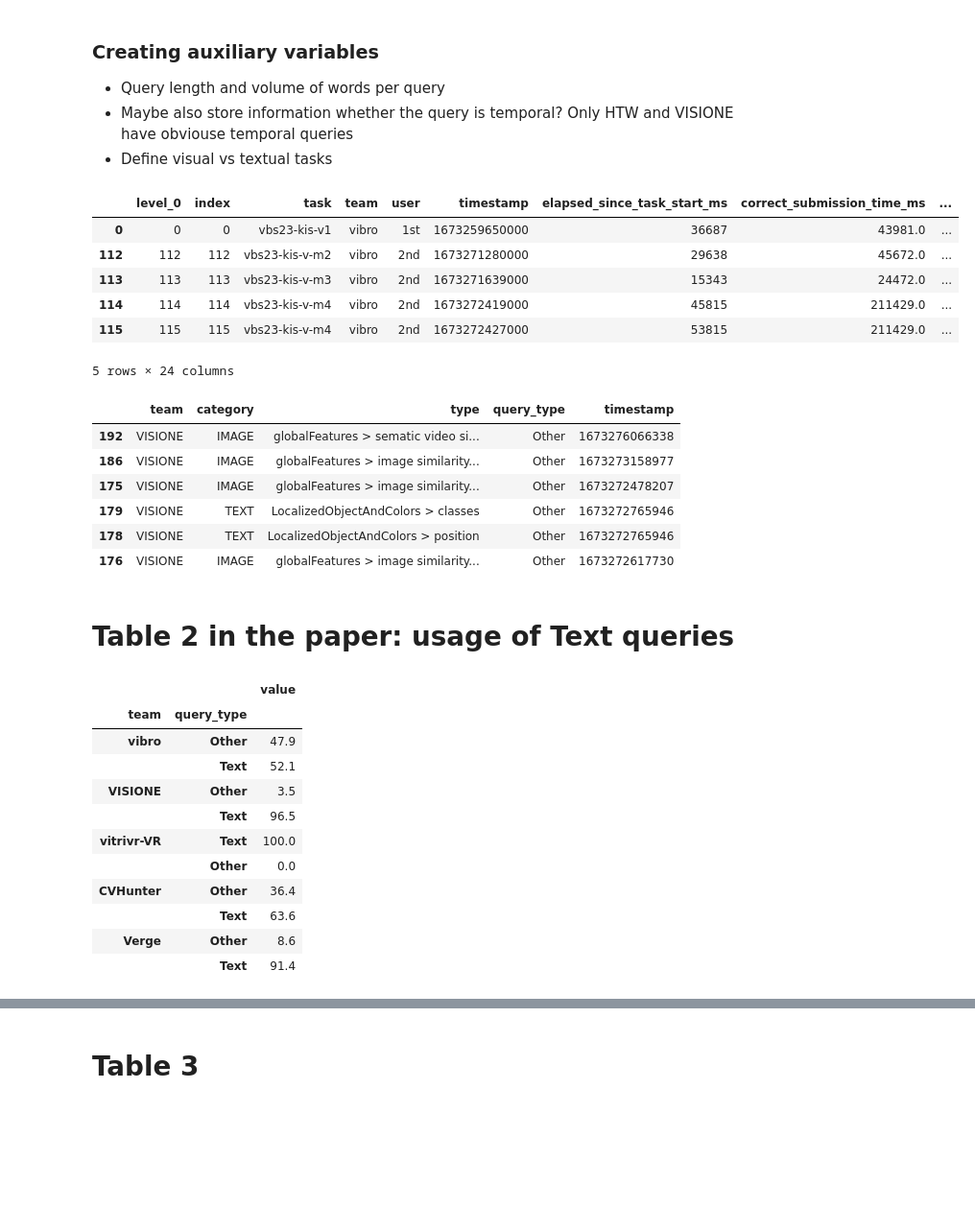
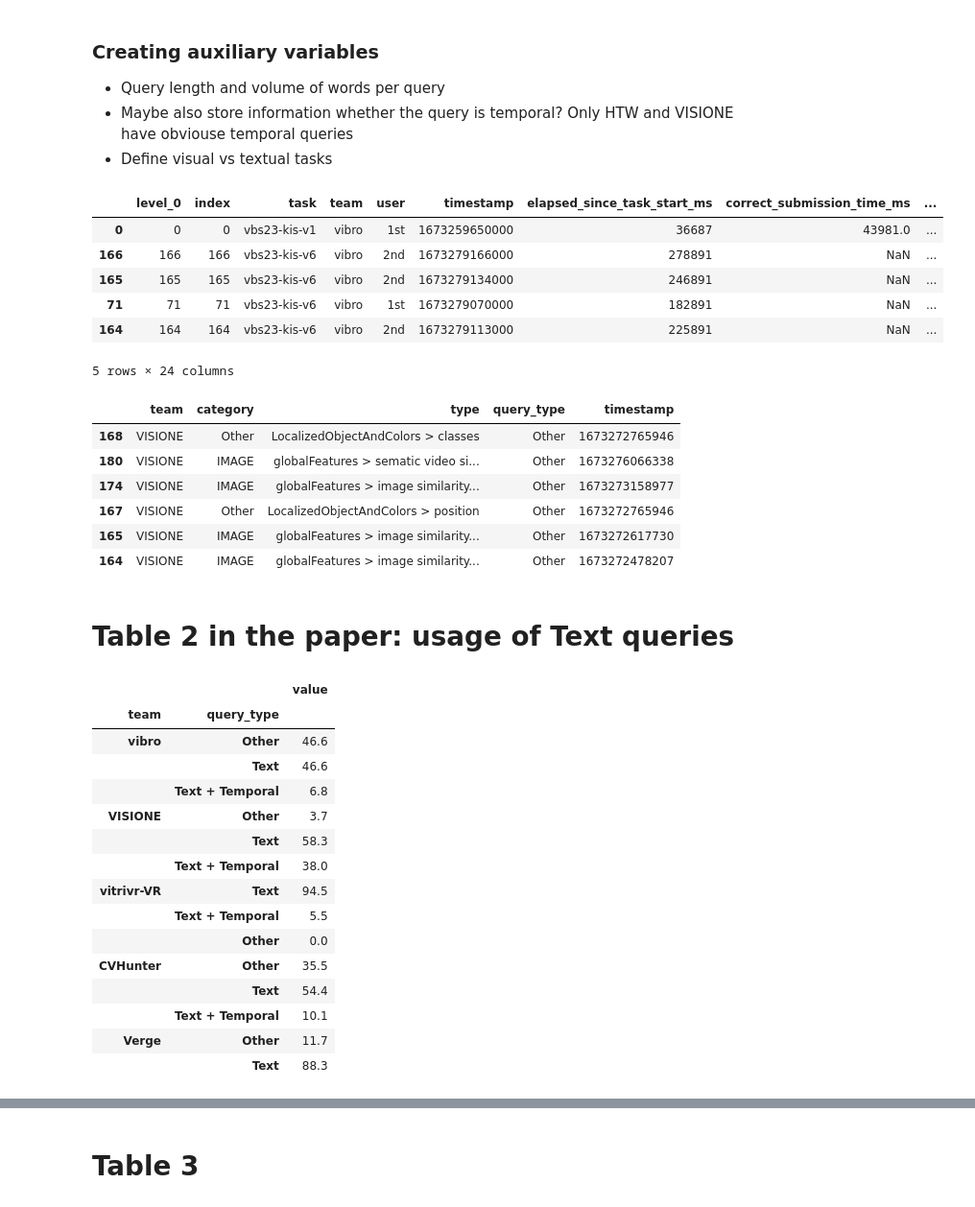
Before and after one commit to sauterl/VBS23-Post-Hoc-Analysis, a Jupyter notebook: src/python/notebooks/text_query_processing_2023.ipynb, the cells around one changed output, grey strips where cells are left out. Shown: that part at 96% size. Cells and saved outputs as stored; diff of their text form; code cells hidden in the pictures; blank space fills up the shorter version.

```diff
--- a/src/python/notebooks/text_query_processing_2023.ipynb
+++ b/src/python/notebooks/text_query_processing_2023.ipynb
@@ -5,7 +5,7 @@
 # %%
 import sys
 import os
-modules_path = os.getcwd() + '/..'
+modules_path = os.getcwd() + '/src/python'
 sys.path.insert(0, modules_path)
 
 # imports
@@ -46,37 +46,40 @@ dataset.shape
 # %%
 dataset["task_type"] = "visual"
 dataset.loc[dataset.task.str.contains("kis-t"),"task_type"] = "textual"
 
 dataset["query_type"] = "Other"
-dataset.loc[dataset.is_joint_embedding_text_query, "query_type"] = "Text"
+dataset.loc[(dataset.is_joint_embedding_text_query) &  ~(dataset.is_temporal_query), "query_type"] = "Text"
+dataset.loc[(dataset.is_joint_embedding_text_query) &  (dataset.is_temporal_query), "query_type"] = "Text + Temporal"
 
 dataset["QueryLen"] = -1
 dataset["QueryWords"] = -1
 
 dataset.loc[dataset["query_type"]=="Text","QueryLen"] = dataset.loc[dataset["query_type"]=="Text","value"].str.len()
 dataset.loc[dataset["query_type"]=="Text","QueryWords"] = dataset.loc[dataset["query_type"]=="Text","value"].str.split().str.len()
+dataset.loc[dataset["query_type"]=="Text + Temporal","QueryLen"] = dataset.loc[dataset["query_type"]=="Text + Temporal","value"].str.len()
+dataset.loc[dataset["query_type"]=="Text + Temporal","QueryWords"] = dataset.loc[dataset["query_type"]=="Text + Temporal","value"].str.split().str.len()
 
 dataset['user'] = dataset['user'].replace(0, '1st').replace(1, '2nd')
 
 dataset.head()
 # %% [output]
 |  | level_0 | index | task | team | user | timestamp | elapsed_since_task_start_ms | correct_submission_time_ms | ... |
 | 0 | 0 | 0 | vbs23-kis-v1 | vibro | 1st | 1673259650000 | 36687 | 43981.0 | ... |
-| 112 | 112 | 112 | vbs23-kis-v-m2 | vibro | 2nd | 1673271280000 | 29638 | 45672.0 | ... |
-| 113 | 113 | 113 | vbs23-kis-v-m3 | vibro | 2nd | 1673271639000 | 15343 | 24472.0 | ... |
-| 114 | 114 | 114 | vbs23-kis-v-m4 | vibro | 2nd | 1673272419000 | 45815 | 211429.0 | ... |
-| 115 | 115 | 115 | vbs23-kis-v-m4 | vibro | 2nd | 1673272427000 | 53815 | 211429.0 | ... |
+| 166 | 166 | 166 | vbs23-kis-v6 | vibro | 2nd | 1673279166000 | 278891 | NaN | ... |
+| 165 | 165 | 165 | vbs23-kis-v6 | vibro | 2nd | 1673279134000 | 246891 | NaN | ... |
+| 71 | 71 | 71 | vbs23-kis-v6 | vibro | 1st | 1673279070000 | 182891 | NaN | ... |
+| 164 | 164 | 164 | vbs23-kis-v6 | vibro | 2nd | 1673279113000 | 225891 | NaN | ... |
 5 rows × 24 columns
 # %%
 dataset.loc[(dataset['is_joint_embedding_text_query'] == False) & (dataset['team'] == 'VISIONE'), ["team", "category", "type", "query_type", "timestamp"]]
 # %% [output]
 |  | team | category | type | query_type | timestamp |
-| 192 | VISIONE | IMAGE | globalFeatures > sematic video si... | Other | 1673276066338 |
-| 186 | VISIONE | IMAGE | globalFeatures > image similarity... | Other | 1673273158977 |
-| 175 | VISIONE | IMAGE | globalFeatures > image similarity... | Other | 1673272478207 |
-| 179 | VISIONE | TEXT | LocalizedObjectAndColors > classes | Other | 1673272765946 |
-| 178 | VISIONE | TEXT | LocalizedObjectAndColors > position | Other | 1673272765946 |
-| 176 | VISIONE | IMAGE | globalFeatures > image similarity... | Other | 1673272617730 |
+| 168 | VISIONE | Other | LocalizedObjectAndColors > classes | Other | 1673272765946 |
+| 180 | VISIONE | IMAGE | globalFeatures > sematic video si... | Other | 1673276066338 |
+| 174 | VISIONE | IMAGE | globalFeatures > image similarity... | Other | 1673273158977 |
+| 167 | VISIONE | Other | LocalizedObjectAndColors > position | Other | 1673272765946 |
+| 165 | VISIONE | IMAGE | globalFeatures > image similarity... | Other | 1673272617730 |
+| 164 | VISIONE | IMAGE | globalFeatures > image similarity... | Other | 1673272478207 |
 # %% [markdown]
 # Table 2 in the paper: usage of Text queries
 # %%
@@ -94,16 +97,20 @@ counts
 # %% [output]
 |  |  | value |
 | team | query_type |  |
-| vibro | Other | 47.9 |
-|  | Text | 52.1 |
-| VISIONE | Other | 3.5 |
-|  | Text | 96.5 |
-| vitrivr-VR | Text | 100.0 |
+| vibro | Other | 46.6 |
+|  | Text | 46.6 |
+|  | Text + Temporal | 6.8 |
+| VISIONE | Other | 3.7 |
+|  | Text | 58.3 |
+|  | Text + Temporal | 38.0 |
+| vitrivr-VR | Text | 94.5 |
+|  | Text + Temporal | 5.5 |
 |  | Other | 0.0 |
-| CVHunter | Other | 36.4 |
-|  | Text | 63.6 |
-| Verge | Other | 8.6 |
-|  | Text | 91.4 |
+| CVHunter | Other | 35.5 |
+|  | Text | 54.4 |
+|  | Text + Temporal | 10.1 |
+| Verge | Other | 11.7 |
+|  | Text | 88.3 |
 # %%
 print(counts.to_latex())
 # %% [output]
```
Also changed, not shown: parts of 11 cells of this notebook, 2 other files.
